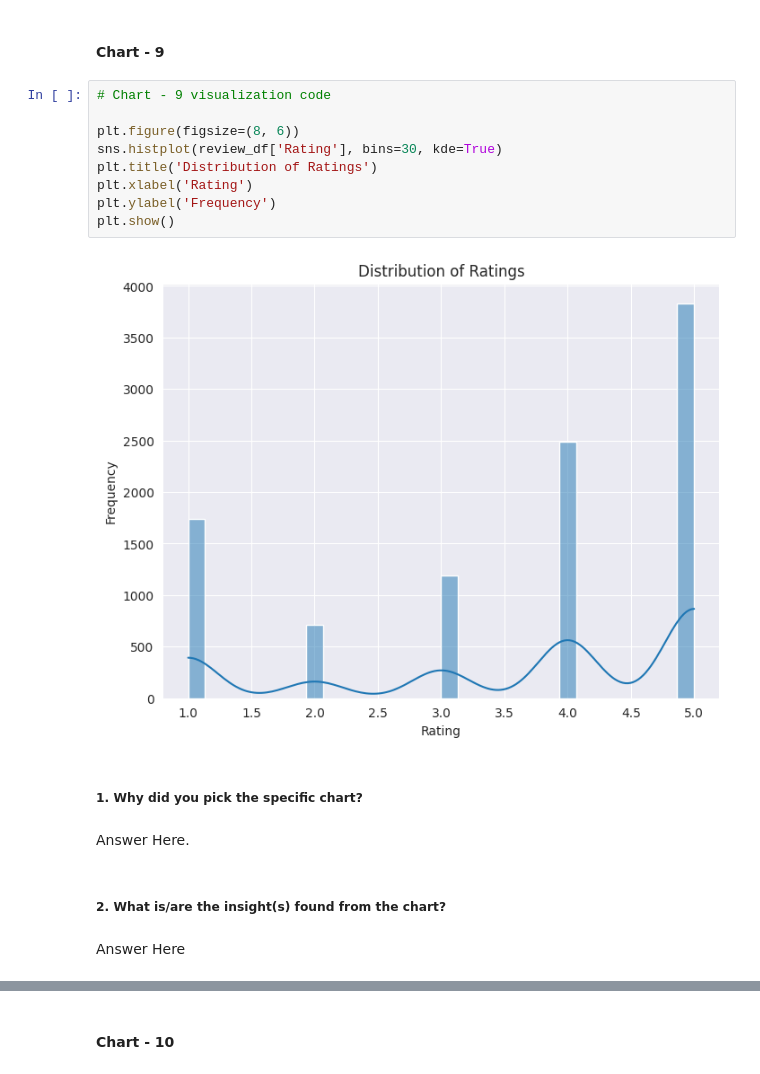
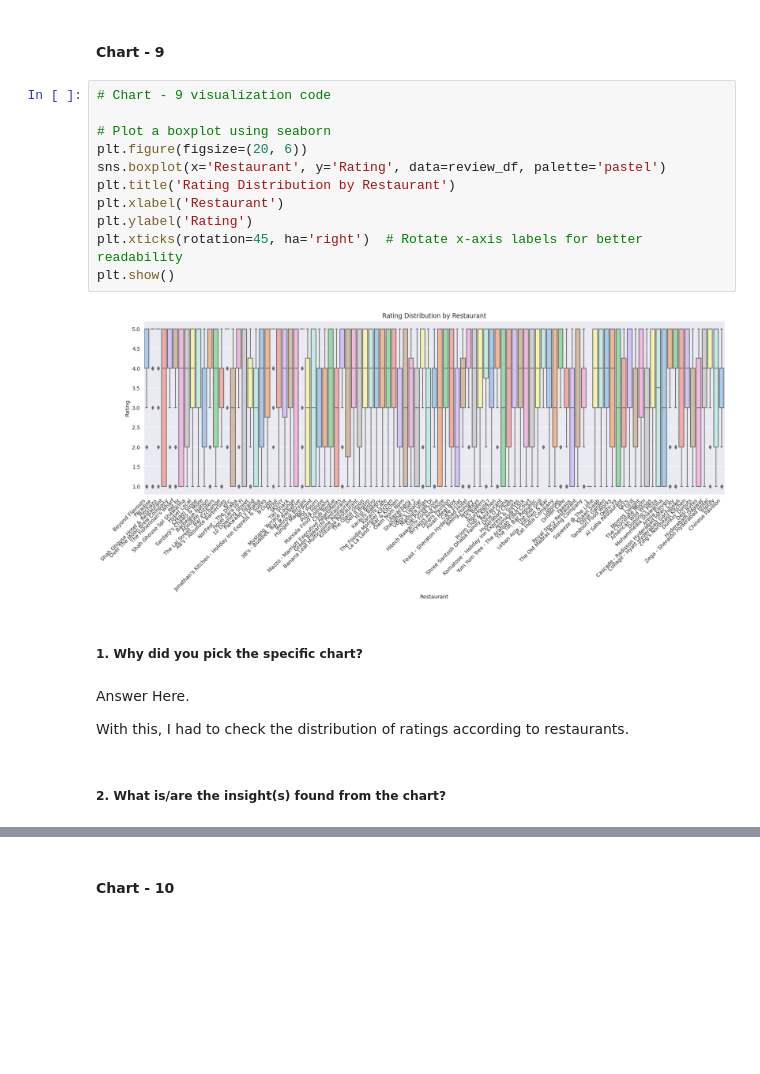
Before and after one commit to Manoharjha333/Zomato-Restaurant-Clustering-And-Sentiment-Analysis, a Jupyter notebook: Zomato_Restaurant_Clustering_And_Sentiment_Analysis.ipynb, the cells around one changed output, grey strips where cells are left out. Saved outputs shown, nothing was run; the diff lists cells and outputs as text; blank space fills up the shorter version.

```diff
--- a/Zomato_Restaurant_Clustering_And_Sentiment_Analysis.ipynb
+++ b/Zomato_Restaurant_Clustering_And_Sentiment_Analysis.ipynb
@@ -900,19 +905,21 @@ Answer Here
 # %%
 # Chart - 9 visualization code
 
-plt.figure(figsize=(8, 6))
-sns.histplot(review_df['Rating'], bins=30, kde=True)
-plt.title('Distribution of Ratings')
-plt.xlabel('Rating')
-plt.ylabel('Frequency')
+# Plot a boxplot using seaborn
+plt.figure(figsize=(20, 6))
+sns.boxplot(x='Restaurant', y='Rating', data=review_df, palette='pastel')
+plt.title('Rating Distribution by Restaurant')
+plt.xlabel('Restaurant')
+plt.ylabel('Rating')
+plt.xticks(rotation=45, ha='right')  # Rotate x-axis labels for better readability
 plt.show()
 # %% [output]
-[figure, old version]
+[figure, new version]
 # %% [markdown]
 ##### 1. Why did you pick the specific chart?
-# %% [markdown]
-Answer Here.
+# %% [markdown]
+Answer Here.
+
+With this, I had to check the distribution of ratings according to restaurants.
 # %% [markdown]
 ##### 2. What is/are the insight(s) found from the chart?
-# %% [markdown]
-Answer Here
```
Also changed, not shown: parts of 43 cells of this notebook.
